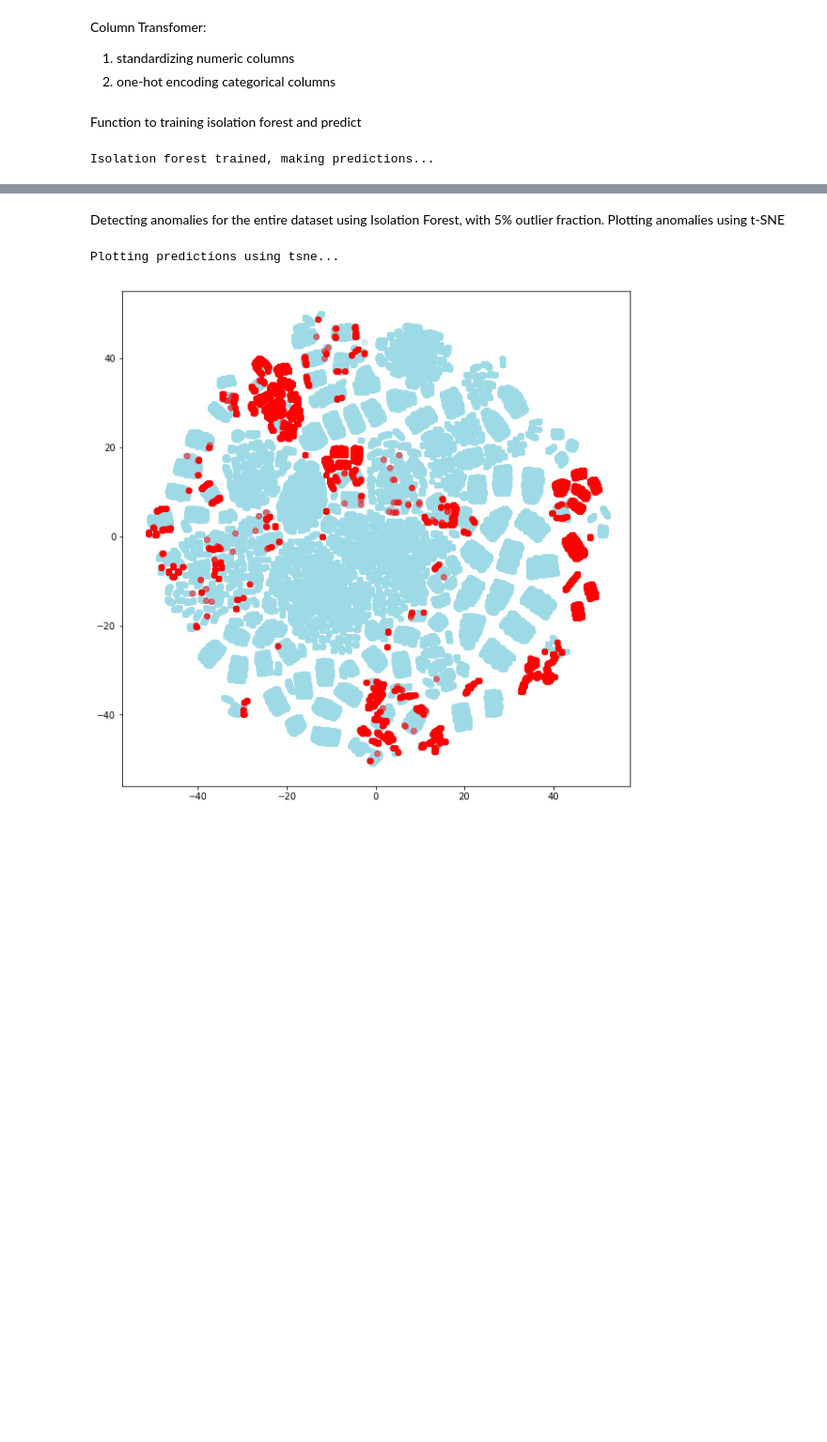
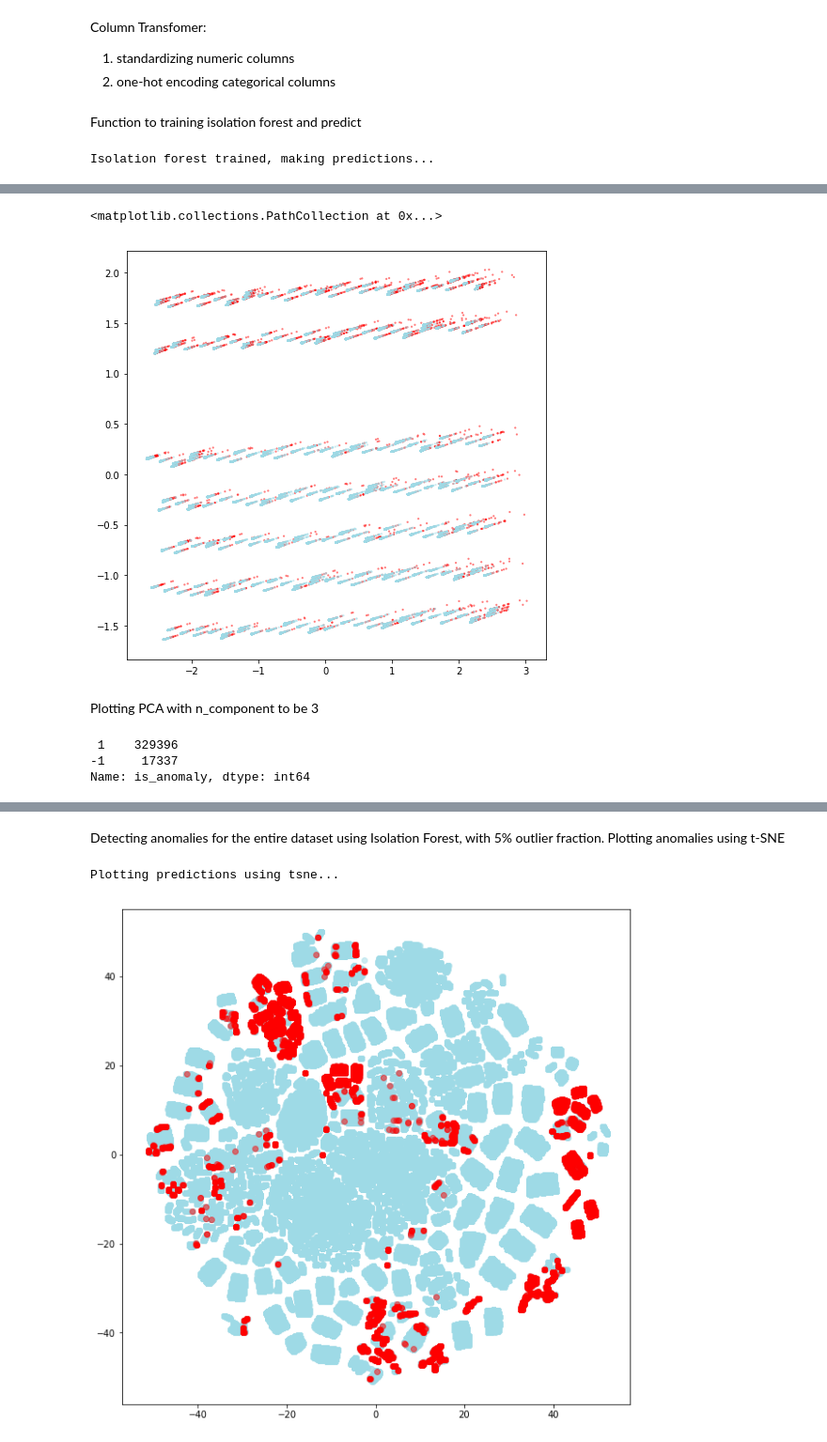
Before and after one commit to dynamic-duo-data-science/dynamicduo, a Jupyter notebook: notebooks/Anomaly_detection.ipynb, the cells around one changed output, grey strips where cells are left out. Shown at 94% size. Cells and saved outputs as stored; diff of their text form; code cells hidden in the pictures; blank space fills up the shorter version.

```diff
--- a/notebooks/Anomaly_detection.ipynb
+++ b/notebooks/Anomaly_detection.ipynb
@@ -73,0 +105,18 @@ Isolation forest trained, making predictions...
+# %%
+plt.figure(figsize=(8,8))
+X2D_df_normal = X2D_df[X2D_df['is_anomaly'] == 1]
+X2D_df_anomaly = X2D_df[X2D_df['is_anomaly'] == -1]
+
+plt.scatter(X2D_df_anomaly[0], X2D_df_anomaly[1], c='red', edgecolor='', marker='o', alpha=0.5, s=5)
+plt.scatter(X2D_df_normal[0], X2D_df_normal[1], c='#9edae6', edgecolor='', marker='o', alpha=0.5, s=5)
+# %% [output]
+<matplotlib.collections.PathCollection at 0x...>
+[figure, added]
+# %% [markdown]
+Plotting PCA with n_component to be 3
+# %%
+df_with_prediction['is_anomaly'].value_counts()
+# %% [output]
+ 1    329396
+-1     17337
+Name: is_anomaly, dtype: int64
```
Also changed, not shown: parts of 34 cells of this notebook.
